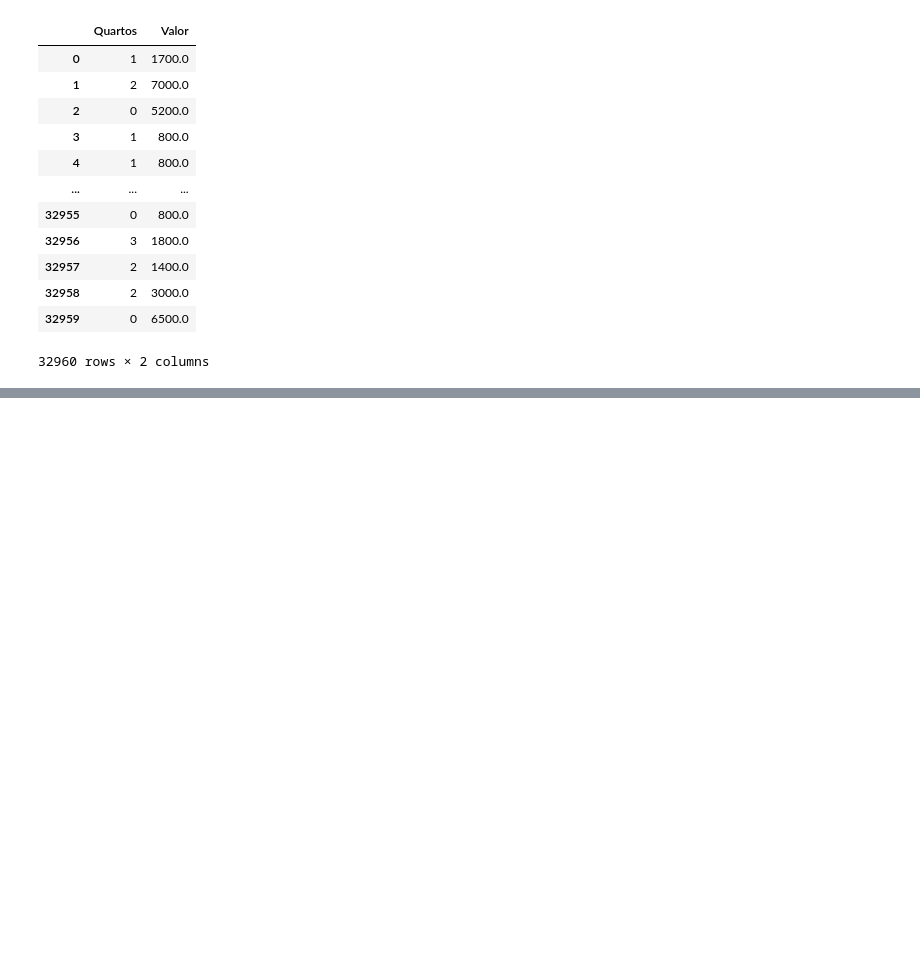
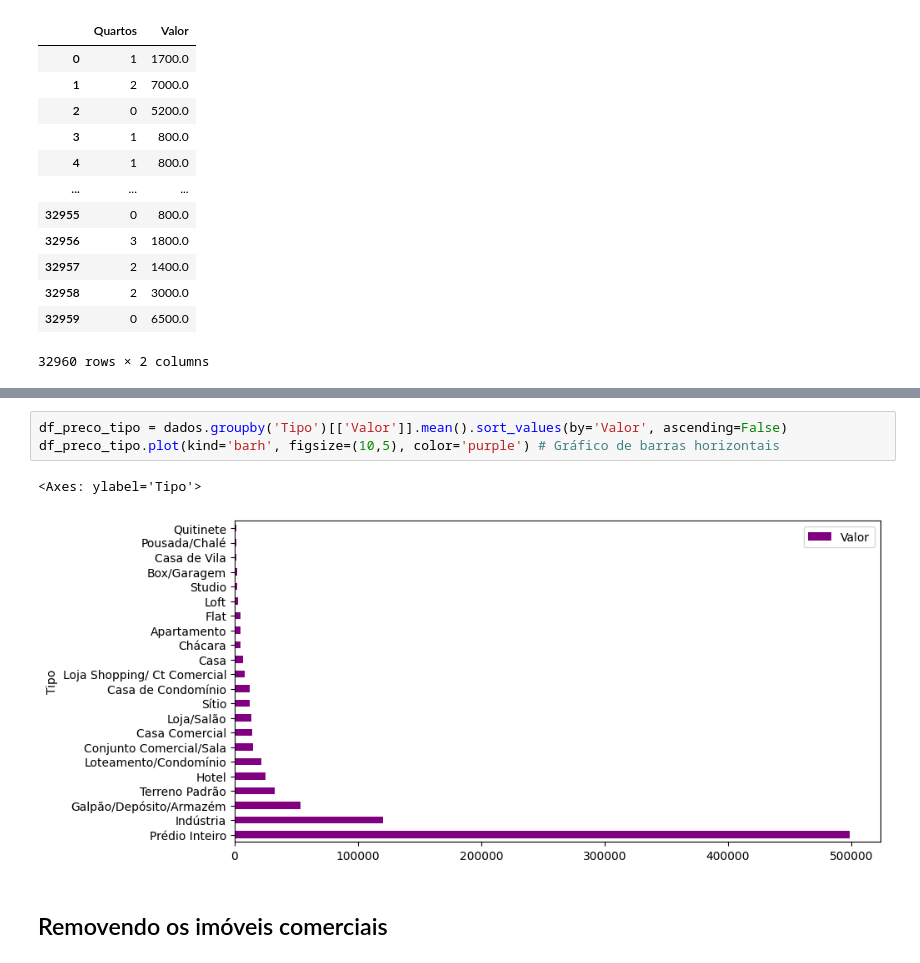
Before and after one commit to quesia-araujo/pandas-conhecendo, a Jupyter notebook: codigo.ipynb, the cells around one changed output, grey strips where cells are left out. Saved outputs shown, nothing was run; the diff lists cells and outputs as text; blank space fills up the shorter version.

Commit message:
adiciona média de aluguel por tipo de imóvel usando `goupby`

```diff
--- a/codigo.ipynb
+++ b/codigo.ipynb
@@ -126,0 +196,8 @@ dados[['Quartos', 'Valor']] # Visualizando mais de uma coluna
+# %%
+df_preco_tipo = dados.groupby('Tipo')[['Valor']].mean().sort_values(by='Valor', ascending=False)
+df_preco_tipo.plot(kind='barh', figsize=(10,5), color='purple') # Gráfico de barras horizontais
+# %% [output]
+<Axes: ylabel='Tipo'>
+[figure, added]
+# %% [markdown]
+## Removendo os imóveis comerciais
```
Also changed, not shown: parts of 6 cells of this notebook.
